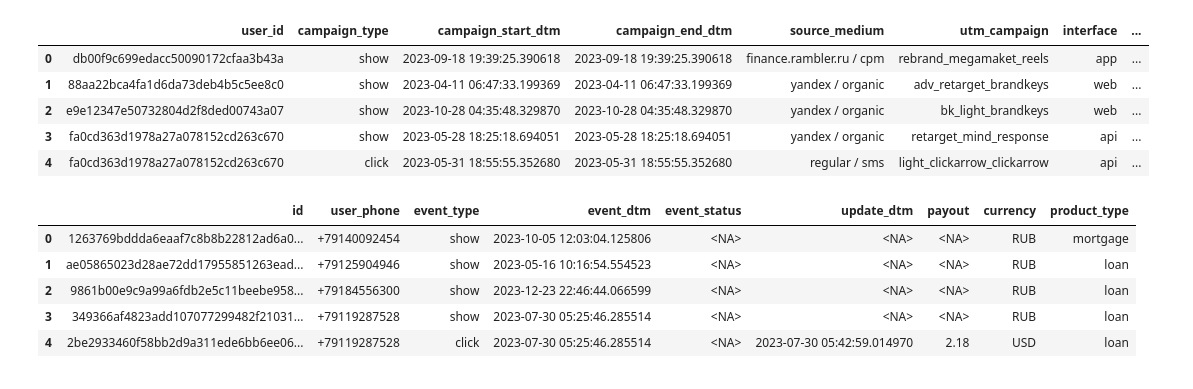
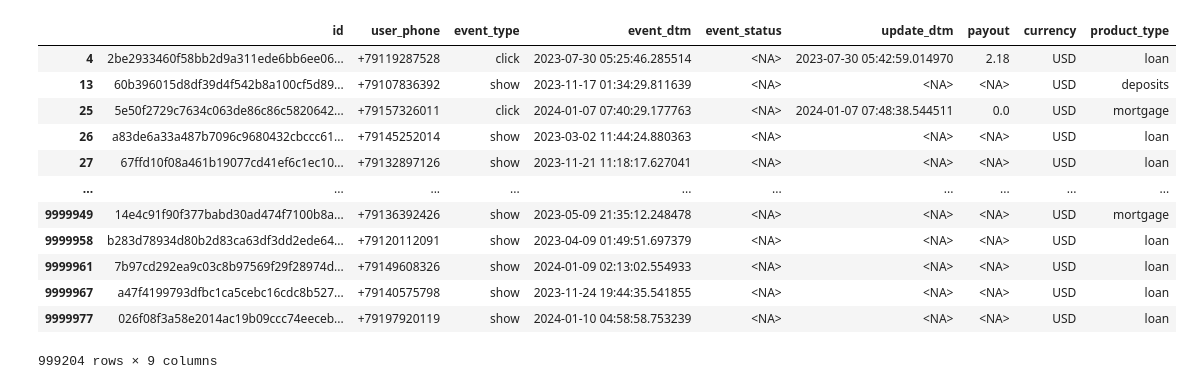
Before and after one commit to maratgaliulin/magnum_scopum_sravni_ru_dataton_2024, a Jupyter notebook: main.ipynb, the cells around one changed output. Cells and saved outputs as stored; diff of their text form; code cells hidden in the pictures.

```diff
--- a/main.ipynb
+++ b/main.ipynb
@@ -7,21 +8,3 @@ import matplotlib.pyplot as plt
 adv_data = pd.read_csv('data/adv_data.csv')
 event_data = pd.read_csv('data/event_data.csv')
 users_data = pd.read_csv('data/users_data.csv')
-# %%
-adv_data.head()
-# %% [output]
-|  | user_id | campaign_type | campaign_start_dtm | campaign_end_dtm | source_medium | utm_campaign | interface | ... |
-| 0 | db00f9c699edacc50090172cfaa3b43a | show | 2023-09-18 19:39:25.390618 | 2023-09-18 19:39:25.390618 | finance.rambler.ru / cpm | rebrand_megamaket_reels | app | ... |
-| 1 | 88aa22bca4fa1d6da73deb4b5c5ee8c0 | show | 2023-04-11 06:47:33.199369 | 2023-04-11 06:47:33.199369 | yandex / organic | adv_retarget_brandkeys | web | ... |
-| 2 | e9e12347e50732804d2f8ded00743a07 | show | 2023-10-28 04:35:48.329870 | 2023-10-28 04:35:48.329870 | yandex / organic | bk_light_brandkeys | web | ... |
-| 3 | fa0cd363d1978a27a078152cd263c670 | show | 2023-05-28 18:25:18.694051 | 2023-05-28 18:25:18.694051 | yandex / organic | retarget_mind_response | api | ... |
-| 4 | fa0cd363d1978a27a078152cd263c670 | click | 2023-05-31 18:55:55.352680 | 2023-05-31 18:55:55.352680 | regular / sms | light_clickarrow_clickarrow | api | ... |
-# %%
-event_data.head()
-# %% [output]
-|  | id | user_phone | event_type | event_dtm | event_status | update_dtm | payout | currency | product_type |
-| 0 | 1263769bddda6eaaf7c8b8b22812ad6a0... | +79140092454 | show | 2023-10-05 12:03:04.125806 | <NA> | <NA> | <NA> | RUB | mortgage |
-| 1 | ae05865023d28ae72dd17955851263ead... | +79125904946 | show | 2023-05-16 10:16:54.554523 | <NA> | <NA> | <NA> | RUB | loan |
-| 2 | 9861b00e9c9a99a6fdb2e5c11beebe958... | +79184556300 | show | 2023-12-23 22:46:44.066599 | <NA> | <NA> | <NA> | RUB | loan |
-| 3 | 349366af4823add107077299482f21031... | +79119287528 | show | 2023-07-30 05:25:46.285514 | <NA> | <NA> | <NA> | RUB | loan |
-| 4 | 2be2933460f58bb2d9a311ede6bb6ee06... | +79119287528 | click | 2023-07-30 05:25:46.285514 | <NA> | 2023-07-30 05:42:59.014970 | 2.18 | USD | loan |
@@ -27,0 +13,16 @@ event_data.head()
+# %%
+event_data.loc[event_data['currency'] == 'USD']
+# %% [output]
+|  | id | user_phone | event_type | event_dtm | event_status | update_dtm | payout | currency | product_type |
+| 4 | 2be2933460f58bb2d9a311ede6bb6ee06... | +79119287528 | click | 2023-07-30 05:25:46.285514 | <NA> | 2023-07-30 05:42:59.014970 | 2.18 | USD | loan |
+| 13 | 60b396015d8df39d4f542b8a100cf5d89... | +79107836392 | show | 2023-11-17 01:34:29.811639 | <NA> | <NA> | <NA> | USD | deposits |
+| 25 | 5e50f2729c7634c063de86c86c5820642... | +79157326011 | click | 2024-01-07 07:40:29.177763 | <NA> | 2024-01-07 07:48:38.544511 | 0.0 | USD | mortgage |
+| 26 | a83de6a33a487b7096c9680432cbccc61... | +79145252014 | show | 2023-03-02 11:44:24.880363 | <NA> | <NA> | <NA> | USD | loan |
+| 27 | 67ffd10f08a461b19077cd41ef6c1ec10... | +79132897126 | show | 2023-11-21 11:18:17.627041 | <NA> | <NA> | <NA> | USD | loan |
+| ... | ... | ... | ... | ... | ... | ... | ... | ... | ... |
+| 9999949 | 14e4c91f90f377babd30ad474f7100b8a... | +79136392426 | show | 2023-05-09 21:35:12.248478 | <NA> | <NA> | <NA> | USD | mortgage |
+| 9999958 | b283d78934d80b2d83ca63df3dd2ede64... | +79120112091 | show | 2023-04-09 01:49:51.697379 | <NA> | <NA> | <NA> | USD | loan |
+| 9999961 | 7b97cd292ea9c03c8b97569f29f28974d... | +79149608326 | show | 2024-01-09 02:13:02.554933 | <NA> | <NA> | <NA> | USD | loan |
+| 9999967 | a47f4199793dfbc1ca5cebc16cdc8b527... | +79140575798 | show | 2023-11-24 19:44:35.541855 | <NA> | <NA> | <NA> | USD | loan |
+| 9999977 | 026f08f3a58e2014ac19b09ccc74eeceb... | +79197920119 | show | 2024-01-10 04:58:58.753239 | <NA> | <NA> | <NA> | USD | loan |
+999204 rows × 9 columns
```
Also changed, not shown: parts of 40 cells of this notebook.
